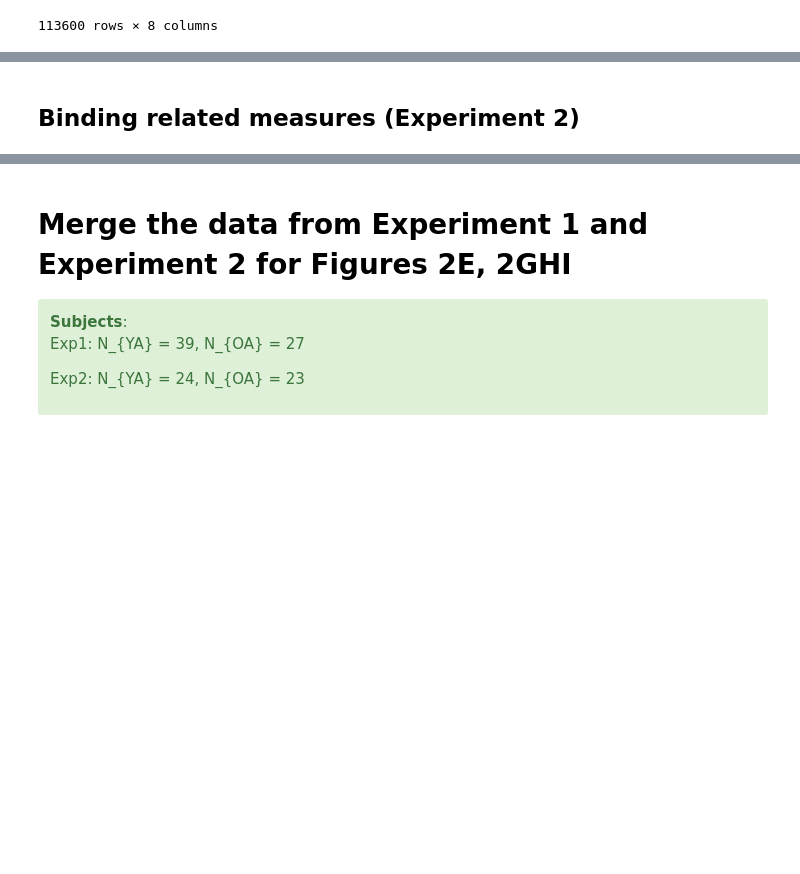
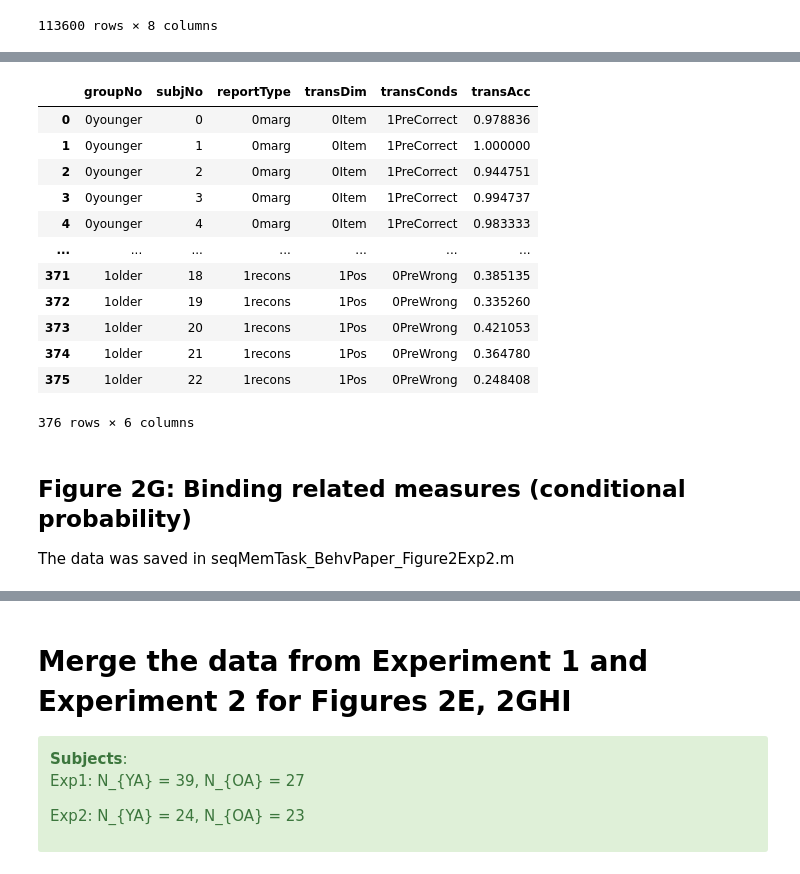
Before and after one commit to xiangjuan-ren1828/FlexibleBindingAnal, a Jupyter notebook: Statistics/seqMem_BehvPaper1_dataFrame.ipynb, the cells around one changed output, grey strips where cells are left out. Drawn from its saved outputs; the diff is of its cells as text; code cells hidden in the pictures; blank space fills up the shorter version.

```diff
--- a/Statistics/seqMem_BehvPaper1_dataFrame.ipynb
+++ b/Statistics/seqMem_BehvPaper1_dataFrame.ipynb
@@ -508,7 +510,7 @@ binds_lmm_pd.to_csv(path_or_buf = path_or_buf)
 
 The data was originally saved in seqMemTask_v1_anal_summary.m
 # %%
-bindsMat = loadmat(statSaveDir + 'binds_overall_group_exp1.mat') # 'binds_overall_group'
+bindsMat = loadmat(FBdata_folder + 'Fig2G_binds_overall_group_stats_Exp1.mat') # 'binds_overall_group'
 binds_lmm_group = bindsMat['binds_overall_group']
 binds_lmm_pd    = pd.DataFrame(binds_lmm_group)
 binds_lmm_pd
@@ -843,0 +875,8 @@ choice_lmm_pd.to_csv(path_or_buf = path_or_buf)
+# %%
+column_name = {0: 'groupNo', 1: 'subjNo', 2: 'reportType', 3: 'reportDim', 4: 'FArates'}
+FA_lmm_pd   = FA_lmm_pd.rename(columns = column_name)
+FA_lmm_pd.groupNo    = FA_lmm_pd.groupNo.astype('int64')
+FA_lmm_pd.subjNo     = FA_lmm_pd.subjNo.astype('int64')
+FA_lmm_pd.reportType = FA_lmm_pd.reportType.astype('int64')
+FA_lmm_pd.reportDim  = FA_lmm_pd.reportDim.astype('int64')
+FA_lmm_pd
@@ -843,0 +992,45 @@ choice_lmm_pd.to_csv(path_or_buf = path_or_buf)
+# %%
+# 6 columns:
+# (1) age groups: 0-YA, 1-OA
+# (2) subj: 0-subLen
+# (3) report types: 0-marginal reports, 1-reconstruction report
+# (4) transition dimension: 0-item, 1-pos
+# (5) transition conditions: 0-preceding response is incorrect, 1-preceding response is correct
+# (6) transtion accuracy: a value ranging from 0 to 1
+
+nGroup = 2 # YA and OA
+nReps  = 2 # marginal and reconstruction report
+nBrec  = 2 # 2 transition dimension: item & pos
+nBcon  = 2 # 2 transition condition: preceding response incorrect (0) and preceding response correct (1)
+groupList  = ['0younger', '1older']
+reportList = ['0marg', '1recons']
+bindDirecList = ['0Item', '1Pos']
+bindCondsList = ['0PreWrong', '1PreCorrect']
+# column_name = {0: 'groupNo', 1: 'subjNo', 2: 'reportType', 3: 'transDim', 4: 'transConds', 5: 'transAcc'}
+for iGrp in range(0, nGroup):
+    transAcc_lmm_pd.loc[(transAcc_lmm_pd["groupNo"] == iGrp), "groupNo"] = groupList[iGrp]
+
+for iRep in range(0, nReps):
+    transAcc_lmm_pd.loc[(transAcc_lmm_pd["reportType"] == iRep), "reportType"] = reportList[iRep]
+
+for iBd in range(0, nBrec):
+    transAcc_lmm_pd.loc[(transAcc_lmm_pd["transDim"] == iBd), "transDim"] = bindDirecList[iBd]
+
+for iBc in range(0, nBcon):
+    transAcc_lmm_pd.loc[(transAcc_lmm_pd["transConds"] == iBc), "transConds"] = bindCondsList[iBc]
+
+transAcc_lmm_pd
+# %% [output]
+|  | groupNo | subjNo | reportType | transDim | transConds | transAcc |
+| 0 | 0younger | 0 | 0marg | 0Item | 1PreCorrect | 0.978836 |
+| 1 | 0younger | 1 | 0marg | 0Item | 1PreCorrect | 1.000000 |
+| 2 | 0younger | 2 | 0marg | 0Item | 1PreCorrect | 0.944751 |
+| 3 | 0younger | 3 | 0marg | 0Item | 1PreCorrect | 0.994737 |
+| 4 | 0younger | 4 | 0marg | 0Item | 1PreCorrect | 0.983333 |
+| ... | ... | ... | ... | ... | ... | ... |
+| 371 | 1older | 18 | 1recons | 1Pos | 0PreWrong | 0.385135 |
+| 372 | 1older | 19 | 1recons | 1Pos | 0PreWrong | 0.335260 |
+| 373 | 1older | 20 | 1recons | 1Pos | 0PreWrong | 0.421053 |
+| 374 | 1older | 21 | 1recons | 1Pos | 0PreWrong | 0.364780 |
+| 375 | 1older | 22 | 1recons | 1Pos | 0PreWrong | 0.248408 |
+376 rows × 6 columns
@@ -844,2 +1040,4 @@ choice_lmm_pd.to_csv(path_or_buf = path_or_buf)
 # %% [markdown]
-## Binding related measures (Experiment 2)
+## Figure 2G: Binding related measures (conditional probability)
+
+The data was saved in seqMemTask_BehvPaper_Figure2Exp2.m
```
Also changed, not shown: parts of 46 cells of this notebook, 3 other files.
